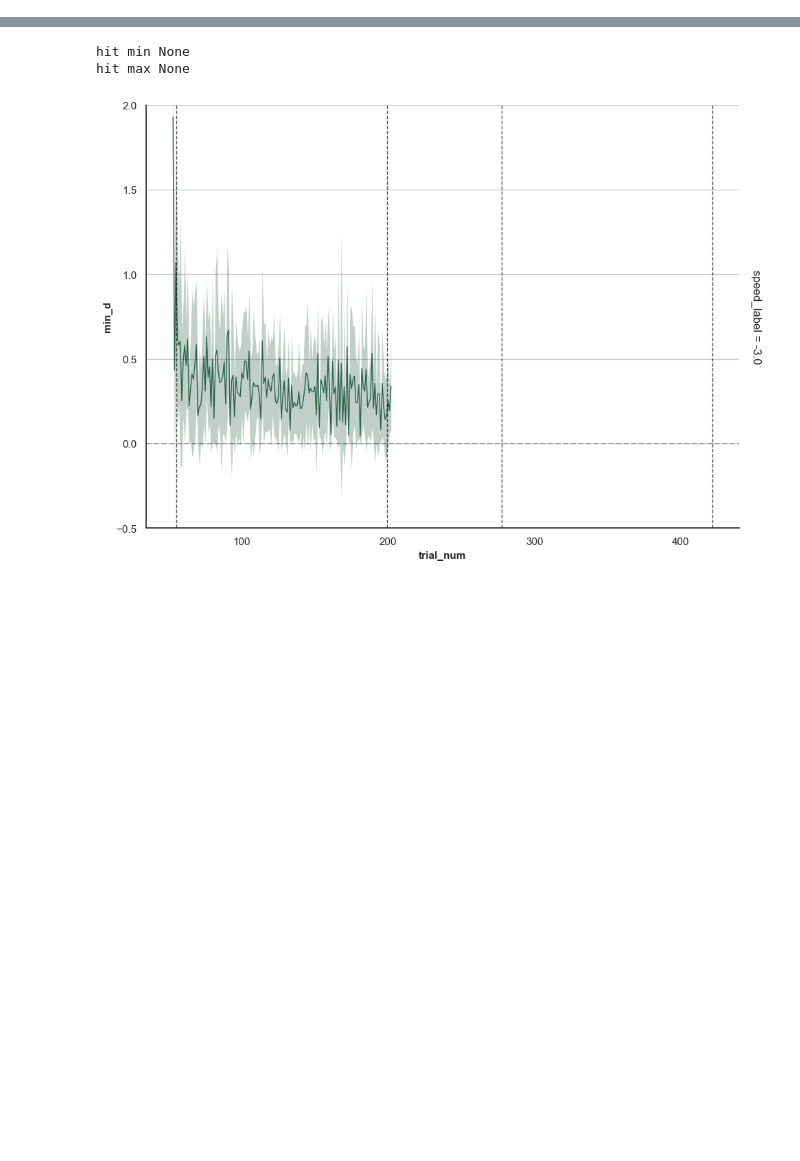
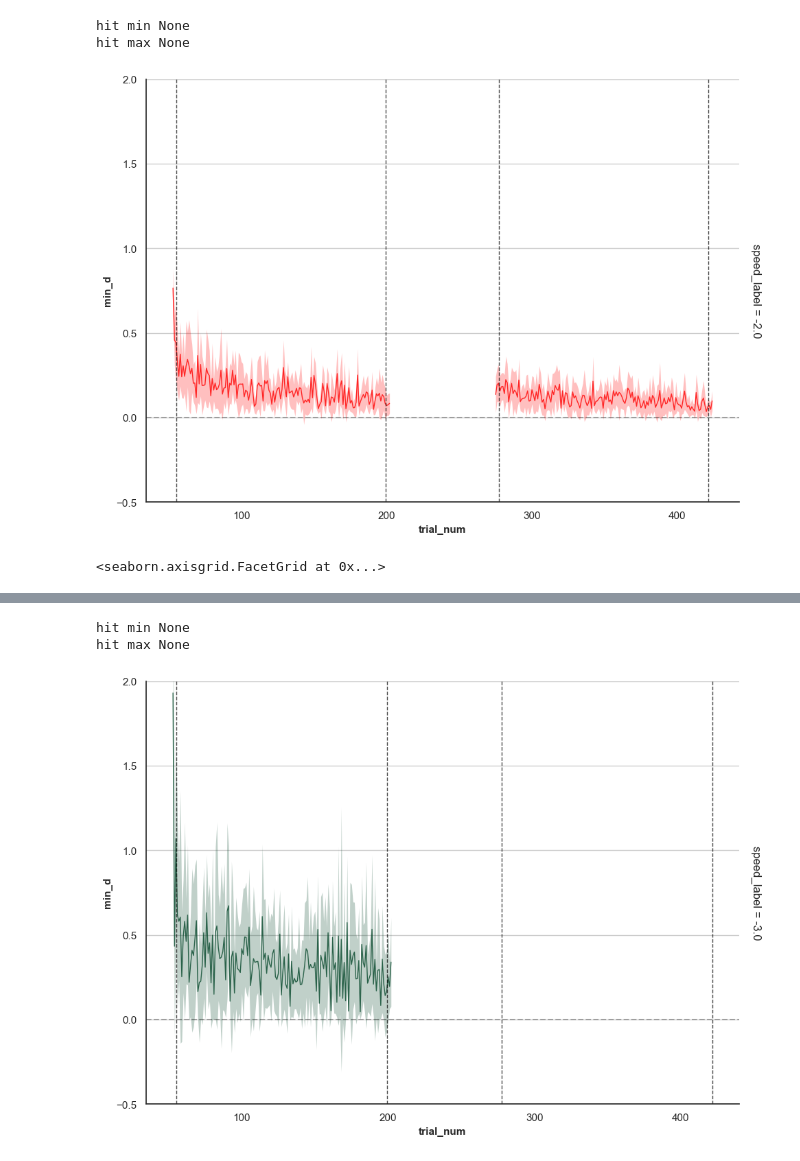
Before and after one commit to jacobjb02/vr-motor-adaptation-notebooks, a Jupyter notebook: Notebook/mahalanobis.ipynb, the cells around one changed output, grey strips where cells are left out. Cells and saved outputs as stored; diff of their text form; code cells hidden in the pictures; blank space fills up the shorter version.

```diff
--- a/Notebook/mahalanobis.ipynb
+++ b/Notebook/mahalanobis.ipynb
@@ -51,0 +76,3 @@ pandas.core.series.Series
+# %%
+solutions_df = load_solutions_convert_to_long_format()
+solutions_df
@@ -51,0 +144,13 @@ pandas.core.series.Series
+# %%
+tmp, df_phases = load_raw_data_extract_sd_vectors()
+tmp
+
+# keys = tmp.keys()
+
+# for key in keys:
+#     print(key)
+
+# for key, value in tmp.items():
+#     print(key)
+
+#     print(value['phase'])
@@ -51,0 +228,2 @@ pandas.core.series.Series
+# %%
+t = run_mahalanobis_like(tmp, solutions_df)
@@ -52,3 +258,30 @@ pandas.core.series.Series
+# %%
+from src.plotting import plot_all_trials
+
+plot_all_trials(t,
+                     col_col =None,
+                     row_col='speed_label',
+                     cond_col=None,
+                     ppid_col='ppid_full',
+                     target_col='target_x_label',
+                     y_col = 'min_d', #
+                     x_col='trial_num',
+                     vertical_list=[55.5,199.5, 277.5,421.5],
+                     hit_col='target_hit',
+                     ref_range_col=None,
+                     no_connect_col='phase',
+                     context='notebook',
+                     transition_col=None,
+                     marker_size=0,
+                     estimator='mean',
+                     y_lim=(-0.5,2),
+                     show_zero_line=True
+                    )
+# %% [output]
+hit min None
+hit max None
+[figure, added]
+<seaborn.axisgrid.FacetGrid at 0x...>
 # %%
 # import in subset df_L60_3_T1
 df_participant = pd.read_csv("C:/Users/jacob/water_current_MA/data/solution_space/df_L60_3_T1.csv")
```
Also changed, not shown: parts of 14 cells of this notebook, 1 other file.
